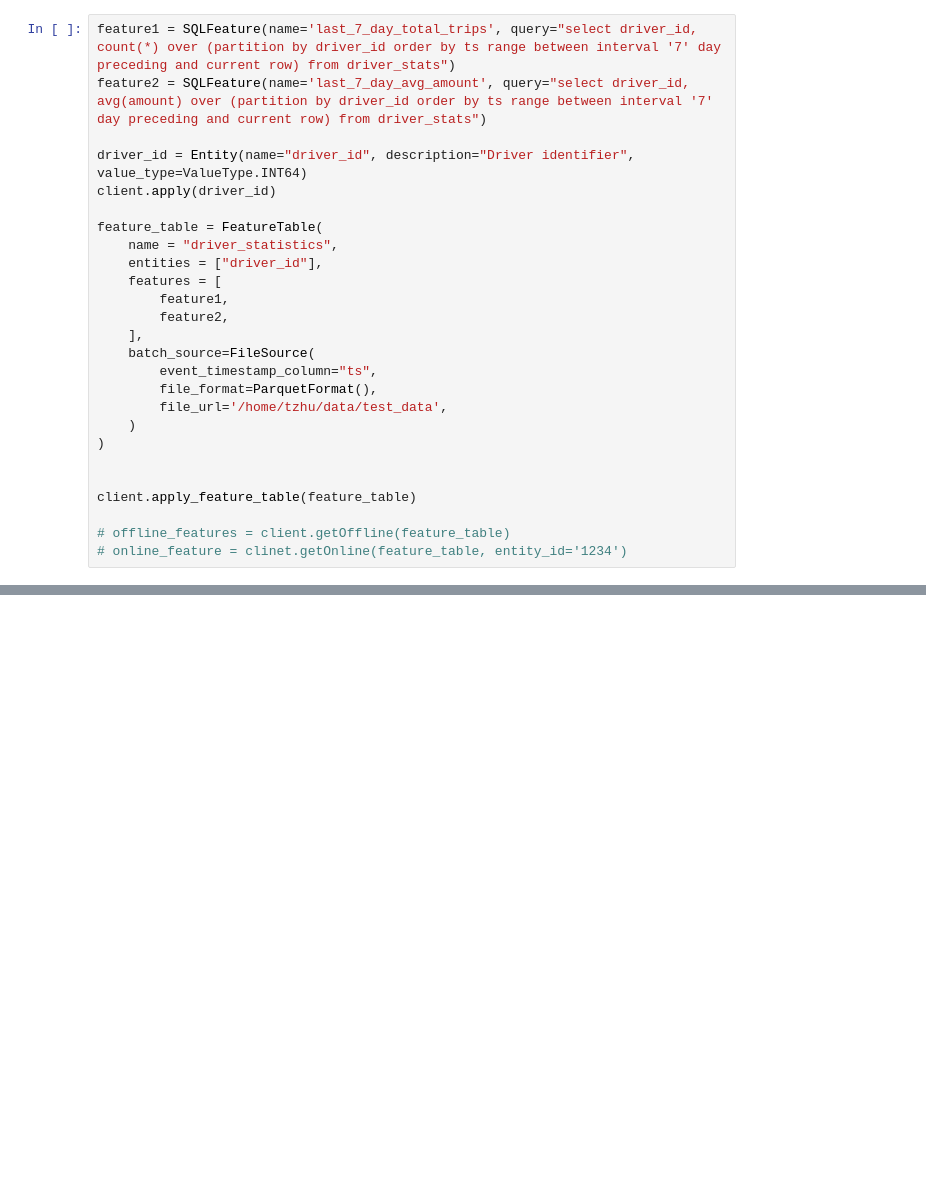
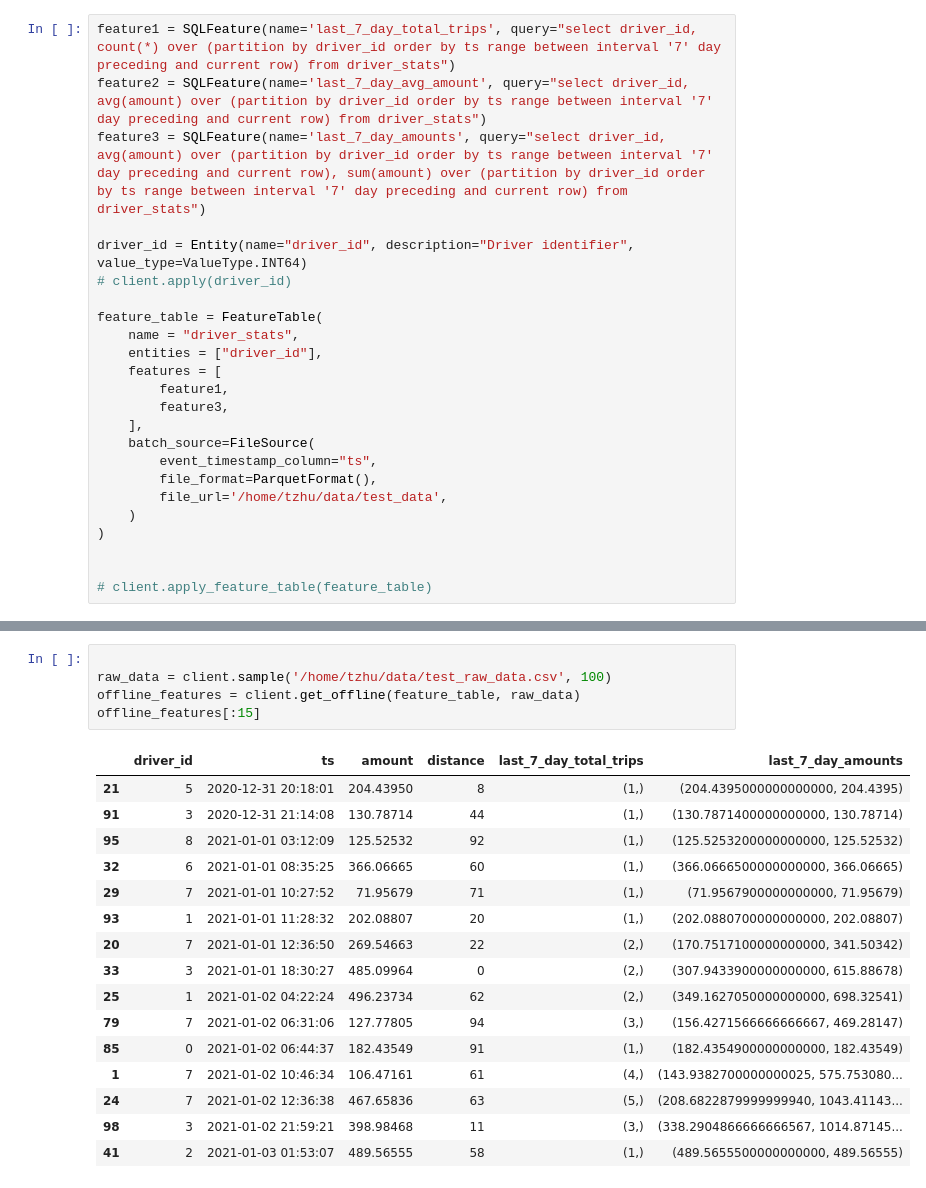
Before and after one commit to tianshizz/feast, a Jupyter notebook: examples/minimal/demo.ipynb, the cells around one changed output, grey strips where cells are left out. Saved outputs shown, nothing was run; the diff lists cells and outputs as text; blank space fills up the shorter version.

Commit message:
support online features and model training/prediction

```diff
--- a/examples/minimal/demo.ipynb
+++ b/examples/minimal/demo.ipynb
@@ -14,16 +60,17 @@ print(client.list_feature_tables())
 # %%
 feature1 = SQLFeature(name='last_7_day_total_trips', query="select driver_id, count(*) over (partition by driver_id order by ts range between interval '7' day preceding and current row) from driver_stats")
 feature2 = SQLFeature(name='last_7_day_avg_amount', query="select driver_id, avg(amount) over (partition by driver_id order by ts range between interval '7' day preceding and current row) from driver_stats")
+feature3 = SQLFeature(name='last_7_day_amounts', query="select driver_id, avg(amount) over (partition by driver_id order by ts range between interval '7' day preceding and current row), sum(amount) over (partition by driver_id order by ts range between interval '7' day preceding and current row) from driver_stats")
 
 driver_id = Entity(name="driver_id", description="Driver identifier", value_type=ValueType.INT64)
-client.apply(driver_id)
+# client.apply(driver_id)
 
 feature_table = FeatureTable(
-    name = "driver_statistics",
+    name = "driver_stats",
     entities = ["driver_id"],
     features = [
         feature1,
-        feature2,
+        feature3,
     ],
     batch_source=FileSource(
         event_timestamp_column="ts",
@@ -33,7 +80,4 @@ feature_table = FeatureTable(
 )
 
 
-client.apply_feature_table(feature_table)
-
-# offline_features = client.getOffline(feature_table)
-# online_feature = clinet.getOnline(feature_table, entity_id='1234')
+# client.apply_feature_table(feature_table)
@@ -45,0 +94,22 @@ print(client.list_entities())
+# %%
+
+raw_data = client.sample('/home/tzhu/data/test_raw_data.csv', 100)
+offline_features = client.get_offline(feature_table, raw_data)
+offline_features[:15]
+# %% [output]
+|  | driver_id | ts | amount | distance | last_7_day_total_trips | last_7_day_amounts |
+| 21 | 5 | 2020-12-31 20:18:01 | 204.43950 | 8 | (1,) | (204.4395000000000000, 204.4395) |
+| 91 | 3 | 2020-12-31 21:14:08 | 130.78714 | 44 | (1,) | (130.7871400000000000, 130.78714) |
+| 95 | 8 | 2021-01-01 03:12:09 | 125.52532 | 92 | (1,) | (125.5253200000000000, 125.52532) |
+| 32 | 6 | 2021-01-01 08:35:25 | 366.06665 | 60 | (1,) | (366.0666500000000000, 366.06665) |
+| 29 | 7 | 2021-01-01 10:27:52 | 71.95679 | 71 | (1,) | (71.9567900000000000, 71.95679) |
+| 93 | 1 | 2021-01-01 11:28:32 | 202.08807 | 20 | (1,) | (202.0880700000000000, 202.08807) |
+| 20 | 7 | 2021-01-01 12:36:50 | 269.54663 | 22 | (2,) | (170.7517100000000000, 341.50342) |
+| 33 | 3 | 2021-01-01 18:30:27 | 485.09964 | 0 | (2,) | (307.9433900000000000, 615.88678) |
+| 25 | 1 | 2021-01-02 04:22:24 | 496.23734 | 62 | (2,) | (349.1627050000000000, 698.32541) |
+| 79 | 7 | 2021-01-02 06:31:06 | 127.77805 | 94 | (3,) | (156.4271566666666667, 469.28147) |
+| 85 | 0 | 2021-01-02 06:44:37 | 182.43549 | 91 | (1,) | (182.4354900000000000, 182.43549) |
+| 1 | 7 | 2021-01-02 10:46:34 | 106.47161 | 61 | (4,) | (143.9382700000000025, 575.753080... |
+| 24 | 7 | 2021-01-02 12:36:38 | 467.65836 | 63 | (5,) | (208.6822879999999940, 1043.41143... |
+| 98 | 3 | 2021-01-02 21:59:21 | 398.98468 | 11 | (3,) | (338.2904866666666567, 1014.87145... |
+| 41 | 2 | 2021-01-03 01:53:07 | 489.56555 | 58 | (1,) | (489.5655500000000000, 489.56555) |
```
Also changed, not shown: parts of 22 cells of this notebook, 4 other files.
